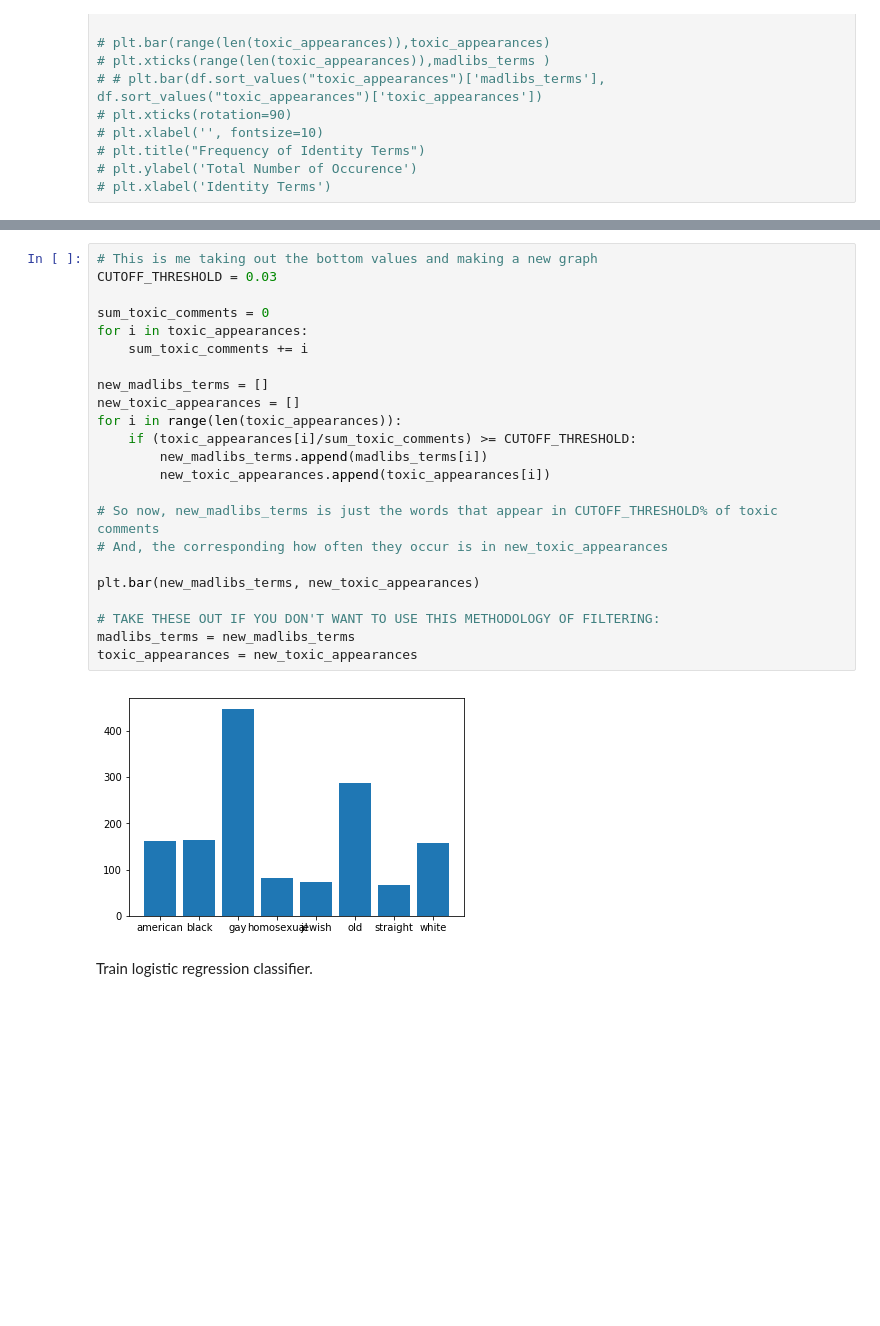
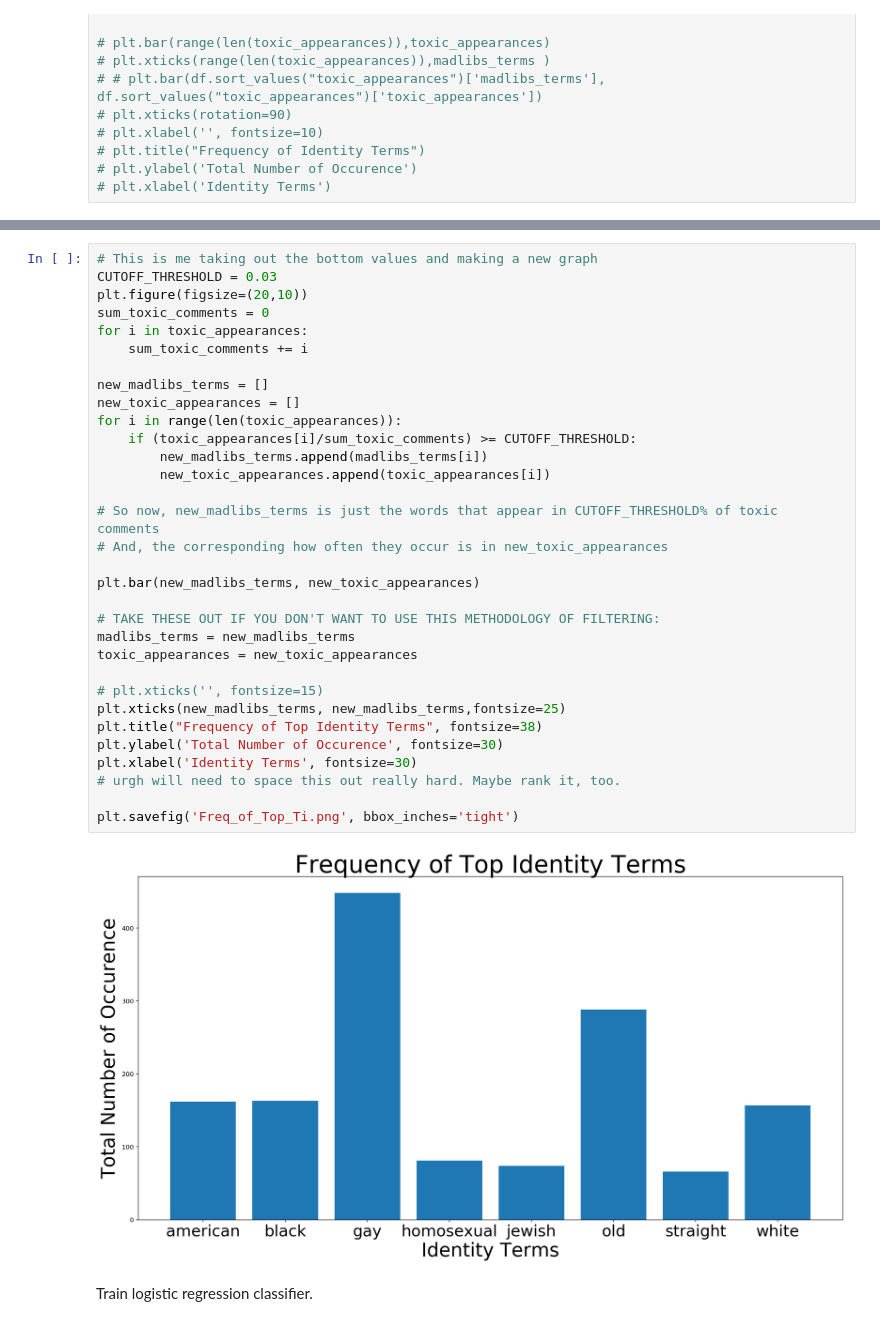
Before and after one commit to nehargupta/cs590_privacy_fairness, a Jupyter notebook: data-di-with-gay.ipynb, the cells around one changed output, grey strips where cells are left out. Drawn from its saved outputs; the diff is of its cells as text; blank space fills up the shorter version.

```diff
--- a/data-di-with-gay.ipynb
+++ b/data-di-with-gay.ipynb
@@ -147,28 +151,37 @@ df.plot.bar(figsize = (20,10), legend=False, title= "Frequency of Identity Terms
 # %%
 # This is me taking out the bottom values and making a new graph
 CUTOFF_THRESHOLD = 0.03
-
+plt.figure(figsize=(20,10))
 sum_toxic_comments = 0
 for i in toxic_appearances:
     sum_toxic_comments += i
 
 new_madlibs_terms = []
 new_toxic_appearances = []
 for i in range(len(toxic_appearances)):
     if (toxic_appearances[i]/sum_toxic_comments) >= CUTOFF_THRESHOLD:
         new_madlibs_terms.append(madlibs_terms[i])
         new_toxic_appearances.append(toxic_appearances[i])
 
 # So now, new_madlibs_terms is just the words that appear in CUTOFF_THRESHOLD% of toxic comments
 # And, the corresponding how often they occur is in new_toxic_appearances
 
 plt.bar(new_madlibs_terms, new_toxic_appearances)
 
 # TAKE THESE OUT IF YOU DON'T WANT TO USE THIS METHODOLOGY OF FILTERING:
 madlibs_terms = new_madlibs_terms
 toxic_appearances = new_toxic_appearances
+
+# plt.xticks('', fontsize=15)
+plt.xticks(new_madlibs_terms, new_madlibs_terms,fontsize=25)
+plt.title("Frequency of Top Identity Terms", fontsize=38)
+plt.ylabel('Total Number of Occurence', fontsize=30)
+plt.xlabel('Identity Terms', fontsize=30)
+# urgh will need to space this out really hard. Maybe rank it, too.
+
+plt.savefig('Freq_of_Top_Ti.png', bbox_inches='tight')
 # %% [output]
-[figure, old version]
+[figure, new version]
 # %% [markdown]
 Train logistic regression classifier.
 # %% [markdown]
```
Also changed, not shown: parts of 2 cells of this notebook, 6 other files.
